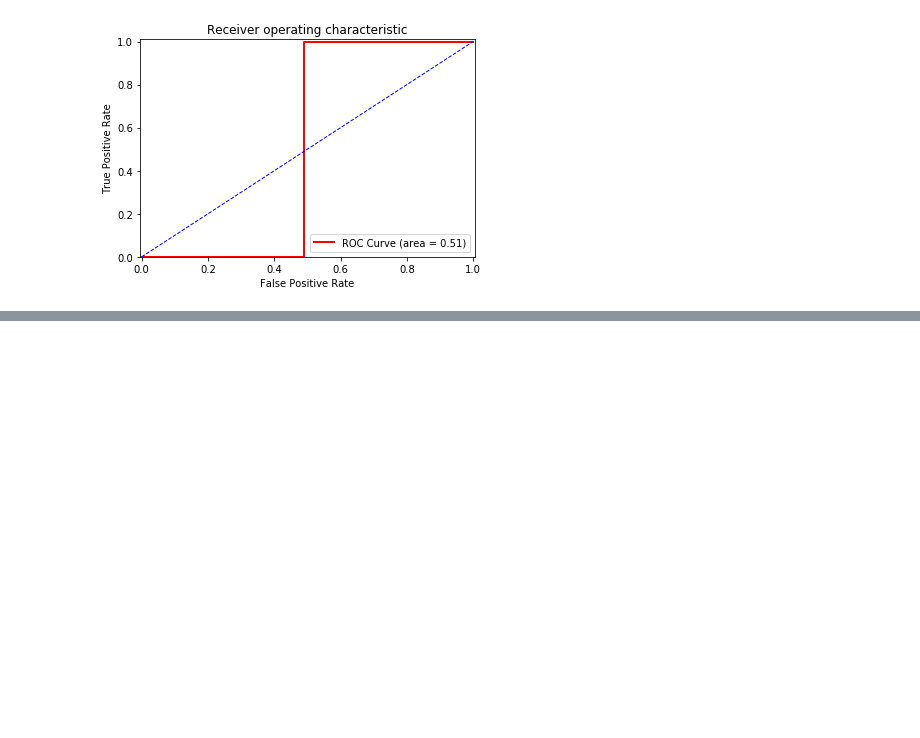
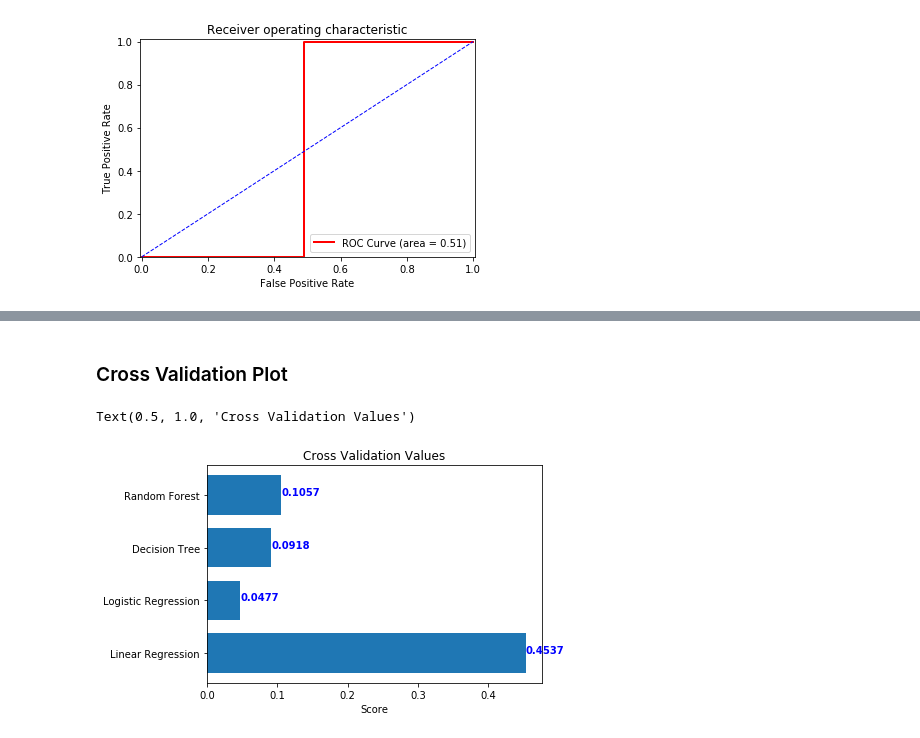
Before and after one commit to vitoupen/DataScience-Taxi-, a Jupyter notebook: newest_taxi.ipynb, the cells around one changed output, grey strips where cells are left out. Cells and saved outputs as stored; diff of their text form; code cells hidden in the pictures; blank space fills up the shorter version.

```diff
--- a/newest_taxi.ipynb
+++ b/newest_taxi.ipynb
@@ -390,0 +415,17 @@ plt.show()
+# %% [markdown]
+### Cross Validation Plot
+# %%
+fig, ax = plt.subplots()
+y_axis = ('Linear Regression','Logistic Regression','Decision Tree','Random Forest')
+y_pos = np.arange(len(y_axis))
+x_axis = (round(score_lr,4),round(score_log,4),round(score_dt,4),round(score_rf,4))
+ax.barh(y_pos, x_axis, width,align='center')
+for i, v in enumerate(x_axis):
+    ax.text(v, i, str(v), color='blue', fontweight='bold')
+ax.set_yticks(y_pos)
+ax.set_yticklabels(y_axis)
+ax.set_xlabel('Score')
+ax.set_title('Cross Validation Values')
+# %% [output]
+Text(0.5, 1.0, 'Cross Validation Values')
+[figure, added]
```
Also changed, not shown: parts of 25 cells of this notebook.
